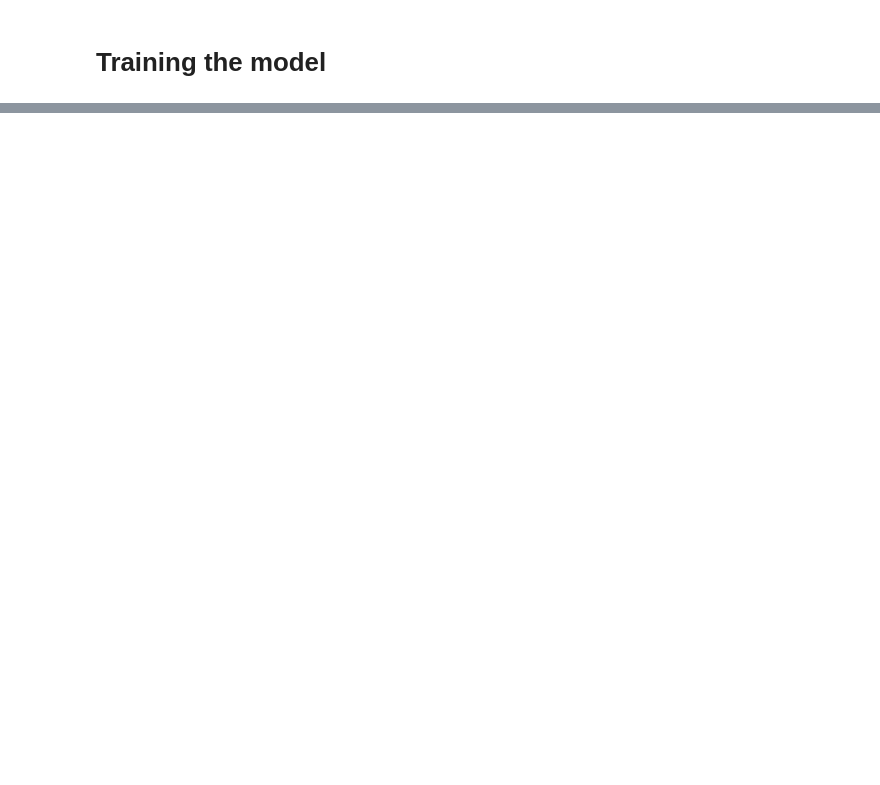
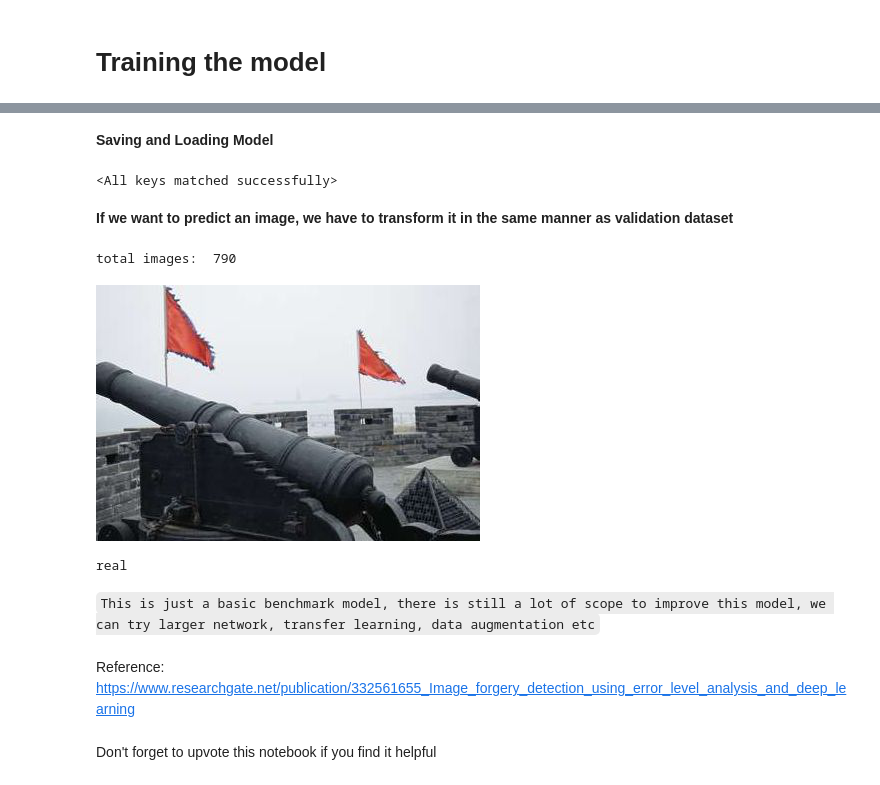
Before and after one commit to skj092/Forgegy-Image-Detection-Using-Error-level-Analysis-and-Deep-Learning, a Jupyter notebook: tempered-image-detection-pytorch.ipynb, the cells around one changed output, grey strips where cells are left out. Drawn from its saved outputs; the diff is of its cells as text; code cells hidden in the pictures; blank space fills up the shorter version.

Commit message:
Kaggle Notebook | Tempered-Image-detection-PyTorch | Version 9

```diff
--- a/tempered-image-detection-pytorch.ipynb
+++ b/tempered-image-detection-pytorch.ipynb
@@ -374,0 +391,2 @@ Epoch: 5, Train Loss: 0.2744, Train Accuracy: 0.8804, Val Loss: 0.2759, Val Accu
+# %% [markdown]
+**Saving and Loading Model**
@@ -374,0 +399,8 @@ Epoch: 5, Train Loss: 0.2744, Train Accuracy: 0.8804, Val Loss: 0.2759, Val Accu
+# %%
+device = torch.device('cpu')
+model = CNN()
+model.load_state_dict(torch.load(PATH, map_location=device))
+# %% [output]
+<All keys matched successfully>
+# %% [markdown]
+**If we want to predict an image, we have to transform it in the same manner as validation dataset**
@@ -374,0 +433,21 @@ Epoch: 5, Train Loss: 0.2744, Train Accuracy: 0.8804, Val Loss: 0.2759, Val Accu
+# %%
+from glob import glob
+images = glob('../input/casia-dataset/CASIA1/Au/*.jpg')
+print('total images: ', len(images))
+img1 = images[0]
+img = Image.open(img1)
+img
+# %% [output]
+total images:  790
+[figure, added]
+# %%
+result = predict_image(img1, model)
+print(result)
+# %% [output]
+real
+# %% [markdown]
+`This is just a basic benchmark model, there is still a lot of scope to improve this model, we can try larger network, transfer learning, data augmentation etc`
+# %% [markdown]
+Reference: https://www.researchgate.net/publication/332561655_Image_forgery_detection_using_error_level_analysis_and_deep_learning
+# %% [markdown]
+Don't forget to upvote this notebook if you find it helpful
```
Also changed, not shown: parts of 27 cells of this notebook.
